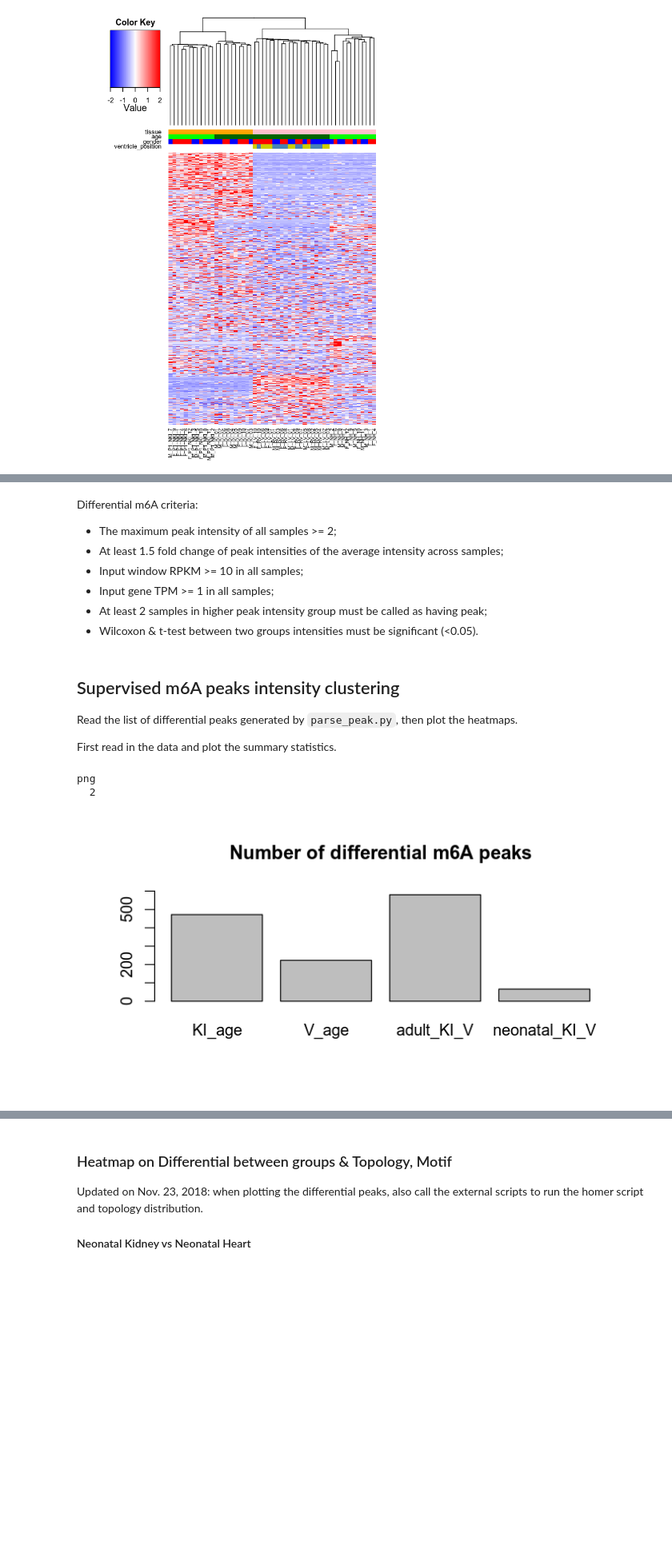
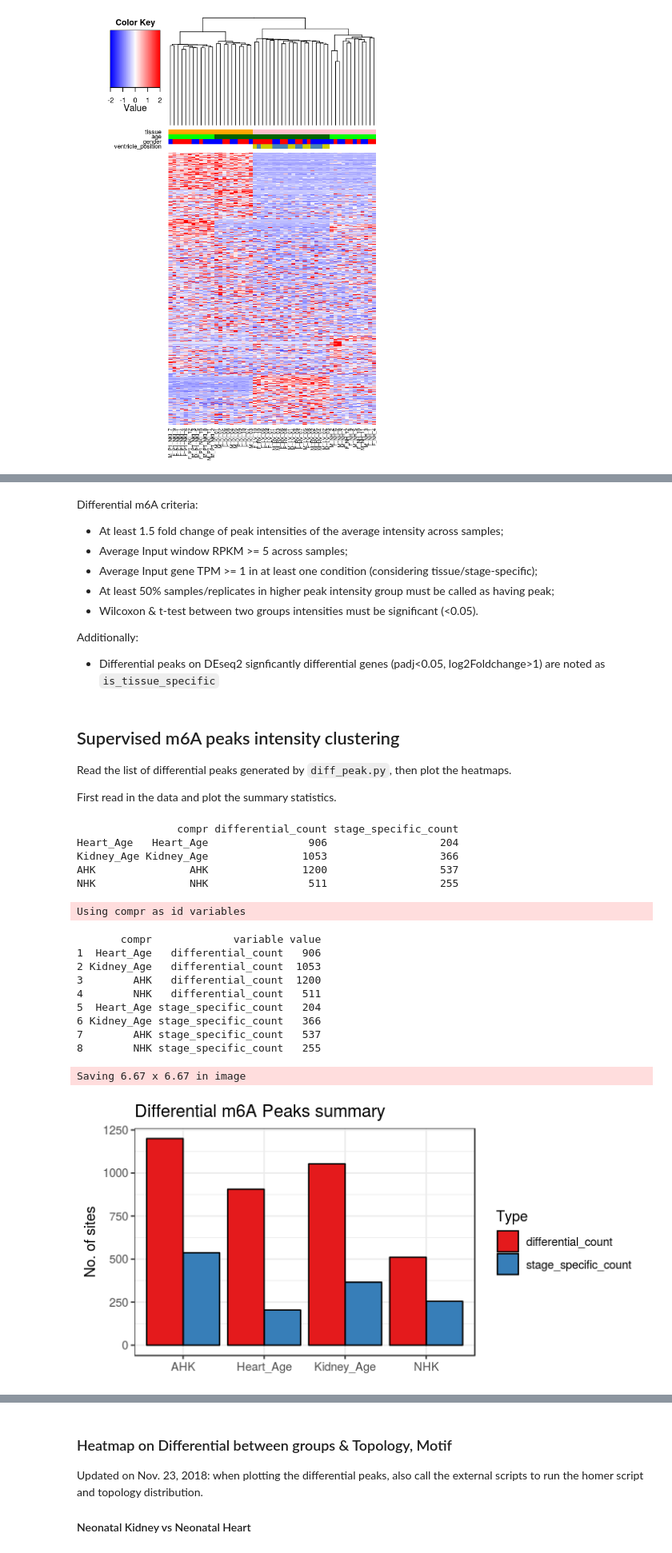
Before and after one commit to zj-zhang/m6A_lowinput_mouse_notebook, a Jupyter notebook: 20181008-m6A-2/m6A_Analysis.Part_2.ipynb, the cells around one changed output, grey strips where cells are left out. Shown at 80% size. Cells and saved outputs as stored; diff of their text form; code cells hidden in the pictures; blank space fills up the shorter version.

```diff
--- a/20181008-m6A-2/m6A_Analysis.Part_2.ipynb
+++ b/20181008-m6A-2/m6A_Analysis.Part_2.ipynb
@@ -113,19 +115,22 @@ This is parsed within the `parse_peaks.py`.
 # %% [markdown]
 Differential m6A criteria:
-- The maximum peak intensity of all samples >= 2;
 - At least 1.5 fold change of peak intensities of the average intensity across samples;
-- Input window RPKM >= 10 in all samples;
-- Input gene TPM >= 1 in all samples;
-- At least 2 samples in higher peak intensity group must be called as having peak;
+- Average Input window RPKM >= 5 across samples;
+- Average Input gene TPM >= 1 in at least one condition (considering tissue/stage-specific);
+- At least 50% samples/replicates in higher peak intensity group must be called as having peak;
 - Wilcoxon & t-test between two groups intensities must be significant (<0.05).
+
+Additionally:
+- Differential peaks on DEseq2 signficantly differential genes (padj<0.05, log2Foldchange>1) are noted as `is_tissue_specific`
 # %% [markdown]
 ## Supervised m6A peaks intensity clustering
 
-Read the list of differential peaks generated by `parse_peak.py`, then plot the heatmaps.
+Read the list of differential peaks generated by `diff_peak.py`, then plot the heatmaps.
 
 First read in the data and plot the summary statistics.
 # %%
 data = read.table('../_data/m6A/parsed_peaks/differential_sites_log1.5.csv', header=T, sep='\t')
+data2 = read.table('../_data/m6A/parsed_peaks/differential_sites_log1.5-tissue_specific.csv', header=T, sep='\t')
 if("X"%in%colnames(data))
 {
     rownames(data) = data$X
@@ -135,29 +140,60 @@ if("url"%in%colnames(data))
 {
     data = data[,c(1,2,3,4)]
 }
+if("X"%in%colnames(data2))
+{
+    rownames(data2) = data2$X
+    data2 = data2[,-1]
+}
+if("url"%in%colnames(data2))
+{
+    data2 = data2[,c(1,2,3,4)]
+}
+
+#print(head(data))
 #count = apply(data[,2:7], 2, function(x) length( which( (x>1.5|x<1/1.5) & x!=0 ) ))
 count = apply(data, 2, function(x) length( which( (x>0 | x<0 ) )) )
+count2 = apply(data2, 2, function(x) length( which( (x>0 | x<0 ) )) )
 
 table_count = data.frame(
     compr = colnames(data),
-    count = count
+    differential_count = count,
+    stage_specific_count = count2
     )
-
-options(repr.plot.width=6, repr.plot.height=3)
-barplot(table_count$count, names=table_count$compr,
-    ylim=c(0,ceiling(max(table_count$count)/100)*100),
-    main='Number of differential m6A peaks')
-
-if(SAVE_FIG) {
-    pdf('DiffPeak_summary.pdf')
-    barplot(table_count$count, names=table_count$compr,
-        ylim=c(0,ceiling(max(table_count$count)/100)*100),
-        main='Number of differential m6A peaks')
-    dev.off()
-
-}
+print(table_count)
 # %% [output]
-png
-  2
+                compr differential_count stage_specific_count
+Heart_Age   Heart_Age                906                  204
+Kidney_Age Kidney_Age               1053                  366
+AHK               AHK               1200                  537
+NHK               NHK                511                  255
-[figure, removed]
+# %%
+options(repr.plot.width=6, repr.plot.height=3)
+library(ggplot2)
+library(reshape2)
+df_count = melt(table_count, ID='compr')
+print(df_count)
+p_bar = ggplot(data = df_count, aes(x = compr, y = value, fill = factor(variable))) +
+    geom_bar(stat="identity", width=0.9, colour="black", position="dodge") +
+    scale_fill_brewer(palette = 'Set1') +
+    labs(title = "Differential m6A Peaks summary", y = "No. of sites", x = NULL, fill = "Type") +
+    theme_bw()
+
+print(p_bar)
+if(SAVE_FIG) {
+    ggsave('_data/DiffPeak_summary.pdf', plot=p_bar, useDingbats=F)
+}
+# %% [output]
+Using compr as id variables
+       compr             variable value
+1  Heart_Age   differential_count   906
+2 Kidney_Age   differential_count  1053
+3        AHK   differential_count  1200
+4        NHK   differential_count   511
+5  Heart_Age stage_specific_count   204
+6 Kidney_Age stage_specific_count   366
+7        AHK stage_specific_count   537
+8        NHK stage_specific_count   255
+Saving 6.67 x 6.67 in image
+[figure, added]
 # %% [markdown]
```
Also changed, not shown: parts of 20 cells of this notebook, 13 other files.
